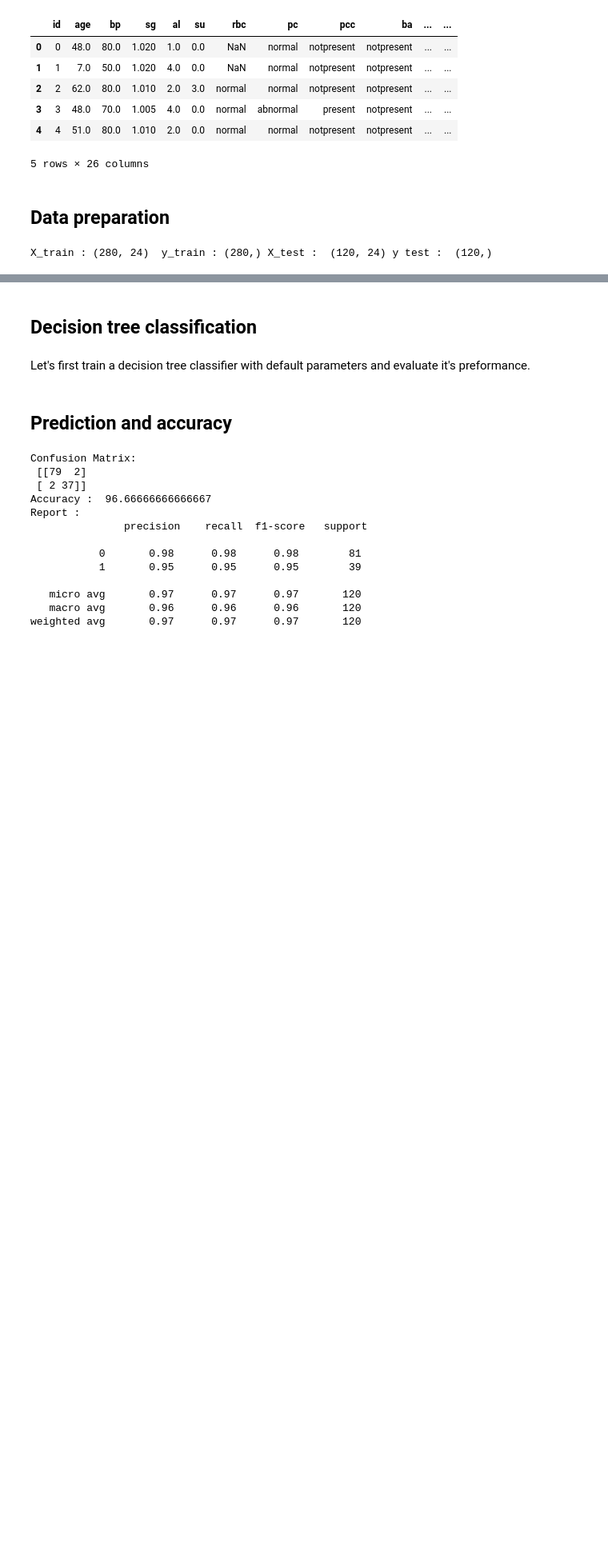
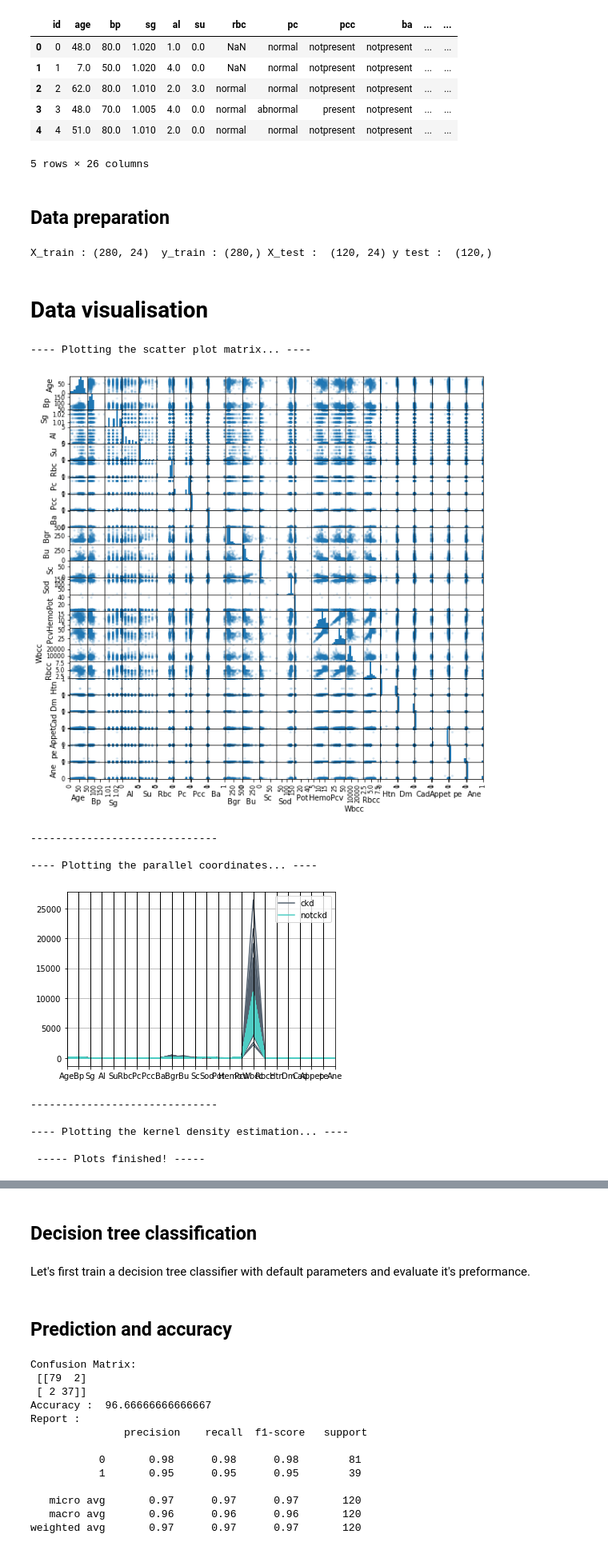
Before and after one commit to Ouasfi/Binary_classification, a Jupyter notebook: Classification.ipynb, the cells around one changed output, grey strips where cells are left out. Shown at 80% size. Drawn from its saved outputs; the diff is of its cells as text; code cells hidden in the pictures; blank space fills up the shorter version.

```diff
--- a/Classification.ipynb
+++ b/Classification.ipynb
@@ -33,3 +32,19 @@ from sklearn.preprocessing import label_binarize
 
 y_train = label_binarize(y_train, classes = ['ckd', 'notckd'])
 y_test = label_binarize(y_test, classes = ['ckd', 'notckd'])
+# %% [markdown]
+# Data visualisation
+# %%
+all_visualisation(path,target_name)
+# %% [output]
+---- Plotting the scatter plot matrix... ----
+[figure, added]
+------------------------------
+
+---- Plotting the parallel coordinates... ----
+[figure, added]
+------------------------------
+
+---- Plotting the kernel density estimation... ----
+
+ ----- Plots finished! -----
```
Also changed, not shown: parts of 12 cells of this notebook, 3 other files.
